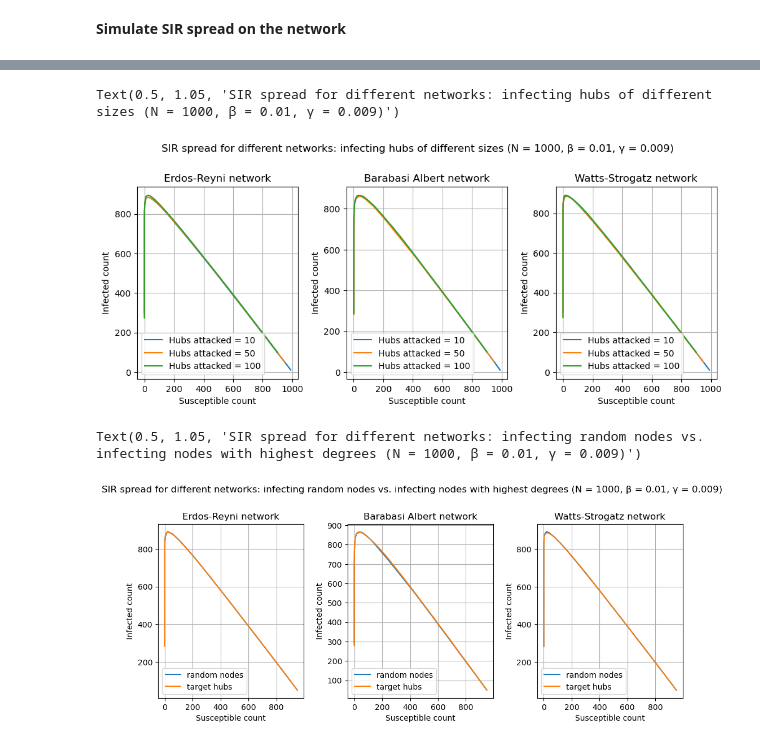
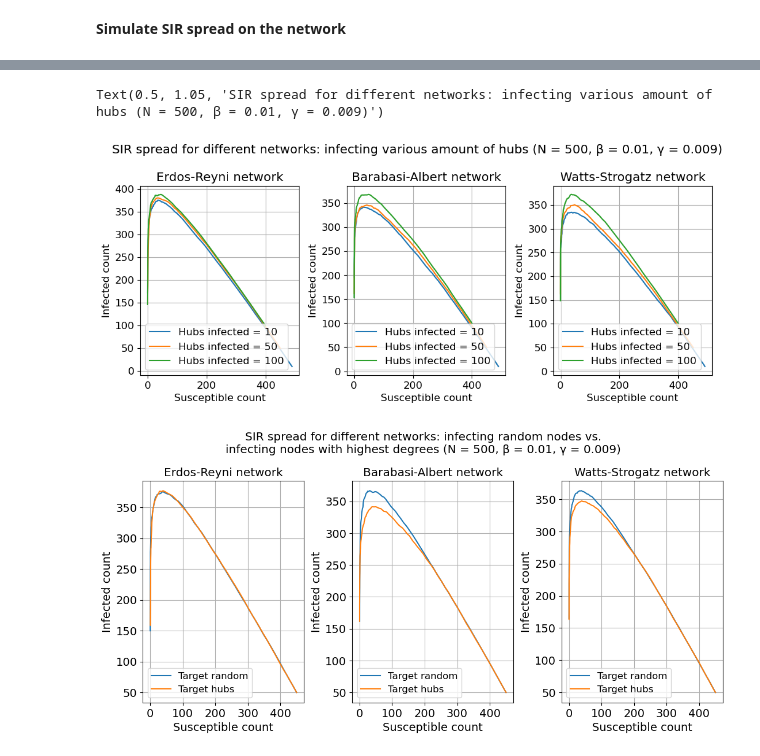
Before and after one commit to guoda23/ICLS_Assignment2, a Jupyter notebook: Networks.ipynb, the cells around one changed output, grey strips where cells are left out. Saved outputs shown, nothing was run; the diff lists cells and outputs as text; code cells hidden in the pictures.

```diff
--- a/Networks.ipynb
+++ b/Networks.ipynb
@@ -531,12 +603,13 @@ Text(0.5, 1.05, 'Effect of varying initial proportion of infected individuals on
 # %%
-#Infect some nodes with highest degree. Vary the number of these "hubs" attacked
+#Infect some nodes with highest degree. Vary the number of these "hubs" infected.
+#Hubs refer to nodes with highest degrees in the network. They might not actually be considered "hubs" if the overall connectivity is low.
 
 #Network parameters (set from before, controlled for similarity)
-N = 1000
-p_ER = 0.04
-m_BA = 20
-k_WS = 40
-p_WS = 0.2
+N = 500
+p_ER = 0.03
+m_BA = 13
+k_WS = 15
+p_WS = 0.05
 
 #SIR parameters
 beta = 0.01
@@ -544,10 +617,9 @@ gamma = 0.009
 time_steps = 150
 attacked_hub_no = [10, 50, 100]
 
-time = np.linspace(0, time_steps, time_steps)
+network_names = ['Erdos-Reyni', 'Barabasi-Albert', 'Watts-Strogatz']
 
-network_names = ['Erdos-Reyni', 'Barabasi Albert', 'Watts-Strogatz']
-
+#Preset plot
 fig, ax = plt.subplots(1, 3, figsize=(12, 4), gridspec_kw={'wspace': 0.3})
 
 #Simulate spread
@@ -558,70 +630,70 @@ for i in range(len(network_names)):
         I_runs = []
 
         for seed in range(0, 10):
-            #define network
+            #Define network, get the nodes with highest degrees and load SIR model
             if network_names[i] == 'Erdos-Reyni':
                 ER = nx.erdos_renyi_graph(N, p_ER, seed = seed)
-                hubs = get_max_degree_nodes(ER, hub_no)
+                hubs = get_max_degree_nodes(ER, hub_no) #Get indices of nodes with highest degrees (hubs)
                 model = ep.SIRModel(ER)
             elif network_names[i] == 'Barabasi Albert':
                 BA = nx.barabasi_albert_graph(N, m_BA, seed = seed)
-                hubs = get_max_degree_nodes(BA, hub_no)
+                hubs = get_max_degree_nodes(BA, hub_no) #Get indices of nodes with highest degrees (hubs)
                 model = ep.SIRModel(BA)
             else:
                 WS = nx.watts_strogatz_graph(N, k_WS, p_WS, seed = seed)
-                hubs = get_max_degree_nodes(WS, hub_no)
+                hubs = get_max_degree_nodes(WS, hub_no) #Get indices of nodes with highest degrees (hubs)
                 model = ep.SIRModel(WS)
 
+            #Configure the SIR model with infecting the nodes with highest degrees
             config_SIR(model, beta, gamma, infect_specific_nodes = True, infected_nodes = hubs)
 
             # Simulation
             iterations = model.iteration_bunch(time_steps)
             trends = model.build_trends(iterations)
             S_node_count, I_node_count, R_node_count = get_SIR_result_lists(trends)
+
             # Add run data to the pre-allocated list
             S_runs.append(S_node_count)
             I_runs.append(I_node_count)
 
         #compute element-wise average across runs
-
         avg_S = average_runs(S_runs)
         avg_I = average_runs(I_runs)
 
         #Plot
-        ax[i].plot(avg_S, avg_I, label = f'Hubs attacked = {hub_no}')
+        ax[i].plot(avg_S, avg_I, label = f'Hubs infected = {hub_no}')
         ax[i].set_title(f'{network_names[i]} network')
         ax[i].set_xlabel('Susceptible count')
         ax[i].set_ylabel('Infected count')
         ax[i].grid(True)
         ax[i].legend(loc = 'lower left')
 
-fig.suptitle(f'SIR spread for different networks: infecting hubs of different sizes (N = {N}, β = {beta}, γ = {gamma})',  y=1.05)
+fig.suptitle(f'SIR spread for different networks: infecting various amount of hubs (N = {N}, β = {beta}, γ = {gamma})',  y=1.05)
 #NOTE: add network parameters in the caption of the figure in the report
 # %% [output]
-Text(0.5, 1.05, 'SIR spread for different networks: infecting hubs of different sizes (N = 1000, β = 0.01, γ = 0.009)')
+Text(0.5, 1.05, 'SIR spread for different networks: infecting various amount of hubs (N = 500, β = 0.01, γ = 0.009)')
-[figure, old version]
+[figure, new version]
 # %%
-#Compare infecting X random nodes vs. infect X nodes with highest degree
+#Compare infecting X random nodes vs. infecting X nodes with highest degree
 
 #Network parameters (set from before, controlled for similarity)
-N = 1000
-p_ER = 0.04
-m_BA = 20
-k_WS = 40
-p_WS = 0.2
+N = 500
+p_ER = 0.03
+m_BA = 13
+k_WS = 15
+p_WS = 0.05
 
 #SIR parameters
 beta = 0.01
 gamma = 0.009
 time_steps = 150
 no_attacked_nodes = 50
-infection_allocation = ['random nodes', 'target hubs']
+infection_allocation = ['Target random', 'Target hubs']
 
-time = np.linspace(0, time_steps, time_steps)
+network_names = ['Erdos-Reyni', 'Barabasi-Albert', 'Watts-Strogatz']
 
-network_names = ['Erdos-Reyni', 'Barabasi Albert', 'Watts-Strogatz']
-
-fig, ax = plt.subplots(1, 3, figsize=(12, 4), gridspec_kw={'wspace': 0.3})
+fig, ax = plt.subplots(1, 3, figsize=(13, 5), gridspec_kw={'wspace': 0.3})
+plt.rc('font', size=12)
 
 #Simulate spread
 for i in range(len(network_names)):
@@ -634,48 +706,49 @@ for i in range(len(network_names)):
             #define network
             if network_names[i] == 'Erdos-Reyni':
                 ER = nx.erdos_renyi_graph(N, p_ER, seed = seed)
-                infected_nodes = get_max_degree_nodes(ER, no_attacked_nodes)
+                infected_nodes = get_max_degree_nodes(ER, no_attacked_nodes) #Get indices of nodes with highest degrees
                 model = ep.SIRModel(ER)
             elif network_names[i] == 'Barabasi Albert':
                 BA = nx.barabasi_albert_graph(N, m_BA, seed = seed)
-                infected_nodes = get_max_degree_nodes(BA, no_attacked_nodes)
+                infected_nodes = get_max_degree_nodes(BA, no_attacked_nodes) #Get indices of nodes with highest degrees
                 model = ep.SIRModel(BA)
             else:
                 WS = nx.watts_strogatz_graph(N, k_WS, p_WS, seed = seed)
-                infected_nodes = get_max_degree_nodes(WS, no_attacked_nodes)
+                infected_nodes = get_max_degree_nodes(WS, no_attacked_nodes) #Get indices of nodes with highest degrees
                 model = ep.SIRModel(WS)
 
-            if mode == 'random nodes':
+
+            #Infect random nodes in this mode
+            if mode == 'Target random':
                 infected_nodes = random.sample(range(0, N-1), no_attacked_nodes)
 
-
-
+            #Confgure SIR model and pass indices of nodes to infect
             config_SIR(model, beta, gamma, infect_specific_nodes = True, infected_nodes = infected_nodes)
 
             # Simulation
             iterations = model.iteration_bunch(time_steps)
             trends = model.build_trends(iterations)
             S_node_count, I_node_count, R_node_count = get_SIR_result_lists(trends)
+
             # Add run data to the pre-allocated list
             S_runs.append(S_node_count)
             I_runs.append(I_node_count)
 
         #compute element-wise average across runs
-
         avg_S = average_runs(S_runs)
         avg_I = average_runs(I_runs)
 
         #Plot
         ax[i].plot(avg_S, avg_I, label = f'{mode}')
         ax[i].set_title(f'{network_names[i]} network')
         ax[i].set_xlabel('Susceptible count')
         ax[i].set_ylabel('Infected count')
         ax[i].grid(True)
         ax[i].legend(loc = 'lower left')
 
-fig.suptitle(f'SIR spread for different networks: infecting random nodes vs. infecting nodes with highest degrees (N = {N}, β = {beta}, γ = {gamma})',  y=1.05)
+fig.suptitle(f'SIR spread for different networks: infecting random nodes vs.\ninfecting nodes with highest degrees (N = {N}, β = {beta}, γ = {gamma})',  y=1.05)
+fig.savefig('hubs_vs_random', bbox_inches='tight')
 #NOTE: add network parameters in the caption of the figure in the report
 # %% [output]
-Text(0.5, 1.05, 'SIR spread for different networks: infecting random nodes vs. infecting nodes with highest degrees (N = 1000, β = 0.01, γ = 0.009)')
-[figure, old version]
+[figure, new version]
 # %%
```
Also changed, not shown: parts of 11 cells of this notebook, 13 other files.
